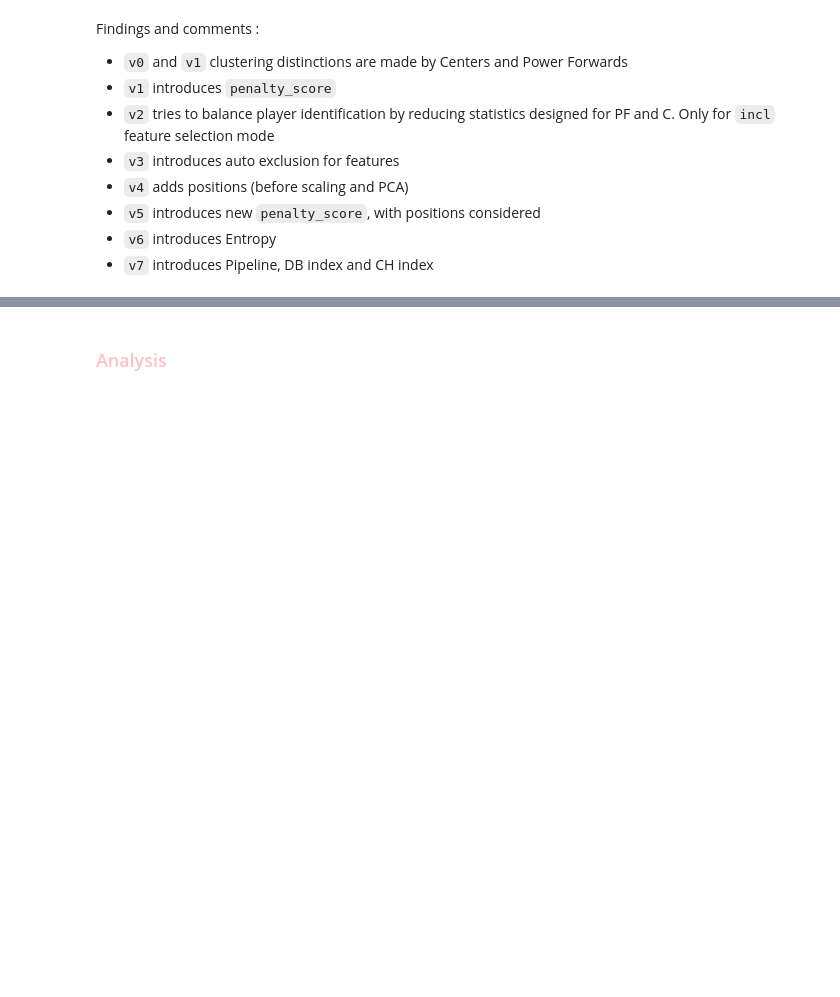
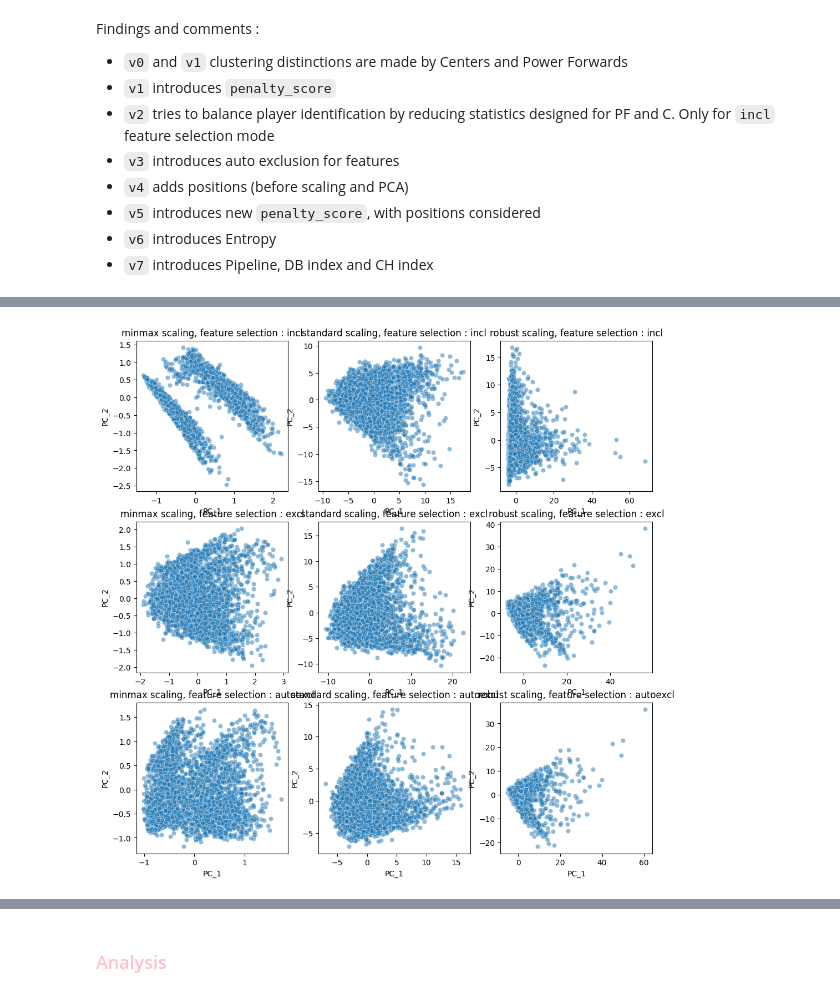
Before and after one commit to arnaud-odet/Roster_Building, a Jupyter notebook: notebooks/clustering.ipynb, the cells around one changed output, grey strips where cells are left out. Saved outputs shown, nothing was run; the diff lists cells and outputs as text; code cells hidden in the pictures; blank space fills up the shorter version.

```diff
--- a/notebooks/clustering.ipynb
+++ b/notebooks/clustering.ipynb
@@ -289,0 +290,4 @@ for i, ax in enumerate(axs.flatten()) :
+# %%
+clusterer.plot_data()
+# %% [output]
+[figure, added]
```
Also changed, not shown: parts of 8 cells of this notebook, 1 other file.
